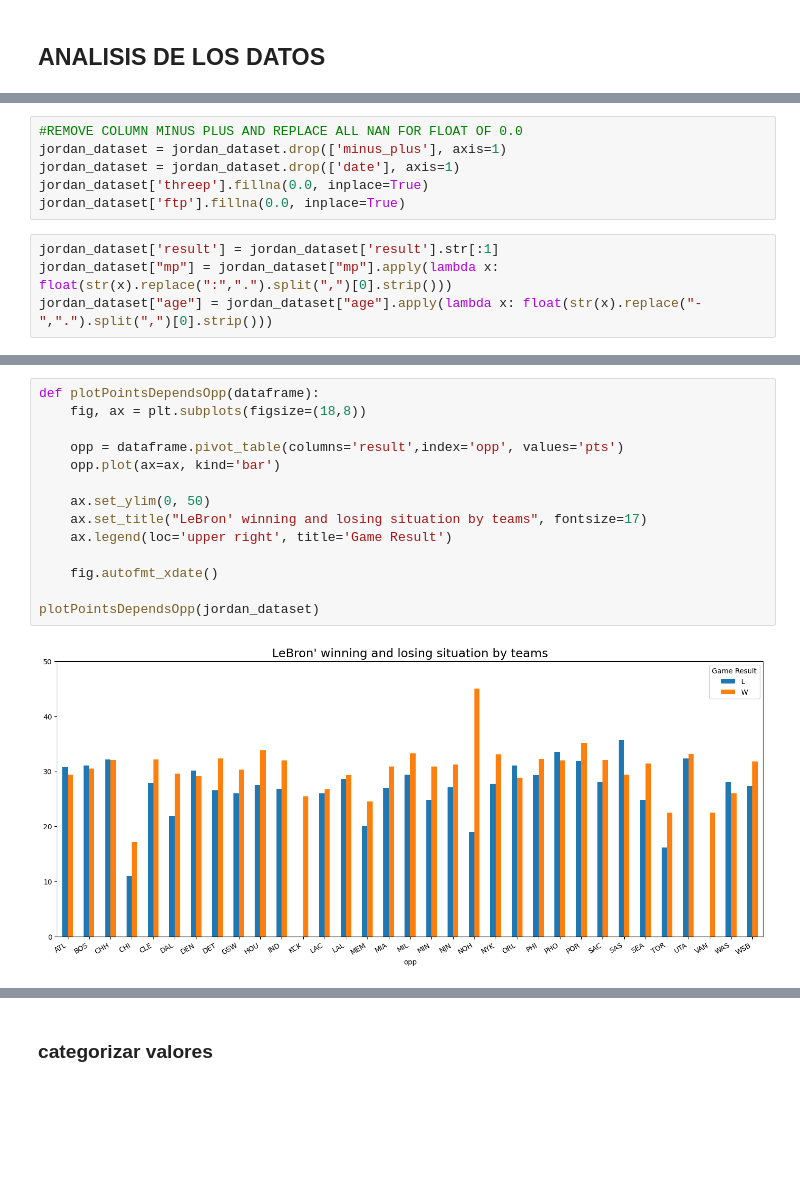
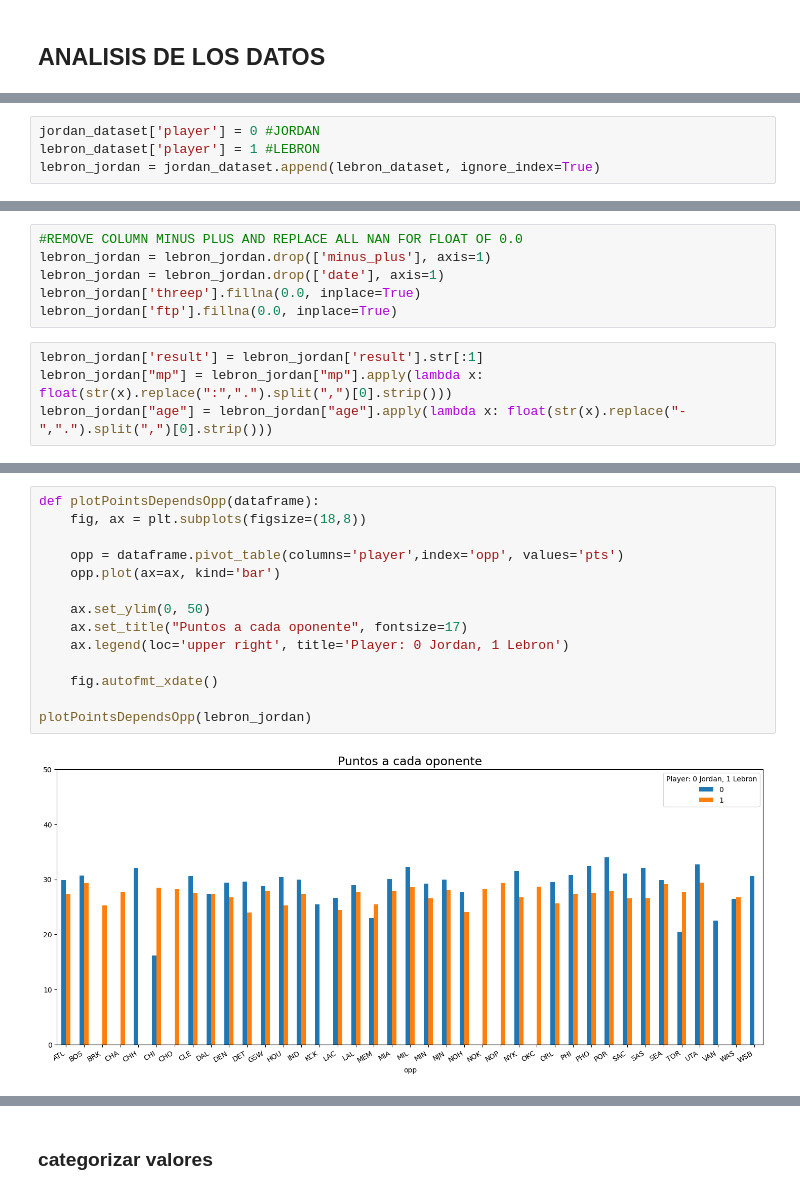
Before and after one commit to jonaprg/Jordan_vs_Lebron_Prediction, a Jupyter notebook: notebooks/develop/LebronVsJordanPrediction.ipynb, the cells around one changed output, grey strips where cells are left out. Saved outputs shown, nothing was run; the diff lists cells and outputs as text; blank space fills up the shorter version.

```diff
--- a/notebooks/develop/LebronVsJordanPrediction.ipynb
+++ b/notebooks/develop/LebronVsJordanPrediction.ipynb
@@ -72,0 +85,4 @@ None
+# %%
+jordan_dataset['player'] = 0 #JORDAN
+lebron_dataset['player'] = 1 #LEBRON
+lebron_jordan = jordan_dataset.append(lebron_dataset, ignore_index=True)
@@ -73,11 +109,11 @@ None
 # %%
 #REMOVE COLUMN MINUS PLUS AND REPLACE ALL NAN FOR FLOAT OF 0.0
-jordan_dataset = jordan_dataset.drop(['minus_plus'], axis=1)
-jordan_dataset = jordan_dataset.drop(['date'], axis=1)
-jordan_dataset['threep'].fillna(0.0, inplace=True)
-jordan_dataset['ftp'].fillna(0.0, inplace=True)
+lebron_jordan = lebron_jordan.drop(['minus_plus'], axis=1)
+lebron_jordan = lebron_jordan.drop(['date'], axis=1)
+lebron_jordan['threep'].fillna(0.0, inplace=True)
+lebron_jordan['ftp'].fillna(0.0, inplace=True)
 # %%
-jordan_dataset['result'] = jordan_dataset['result'].str[:1]
-jordan_dataset["mp"] = jordan_dataset["mp"].apply(lambda x: float(str(x).replace(":",".").split(",")[0].strip()))
-jordan_dataset["age"] = jordan_dataset["age"].apply(lambda x: float(str(x).replace("-",".").split(",")[0].strip()))
+lebron_jordan['result'] = lebron_jordan['result'].str[:1]
+lebron_jordan["mp"] = lebron_jordan["mp"].apply(lambda x: float(str(x).replace(":",".").split(",")[0].strip()))
+lebron_jordan["age"] = lebron_jordan["age"].apply(lambda x: float(str(x).replace("-",".").split(",")[0].strip()))
 # %%
@@ -103,16 +134,16 @@ sns.countplot(x=jordan_dataset["result"])
 # %%
 def plotPointsDependsOpp(dataframe):
     fig, ax = plt.subplots(figsize=(18,8))
 
-    opp = dataframe.pivot_table(columns='result',index='opp', values='pts')
+    opp = dataframe.pivot_table(columns='player',index='opp', values='pts')
     opp.plot(ax=ax, kind='bar')
 
     ax.set_ylim(0, 50)
-    ax.set_title("LeBron' winning and losing situation by teams", fontsize=17)
-    ax.legend(loc='upper right', title='Game Result')
+    ax.set_title("Puntos a cada oponente", fontsize=17)
+    ax.legend(loc='upper right', title='Player: 0 Jordan, 1 Lebron')
 
     fig.autofmt_xdate()
 
-plotPointsDependsOpp(jordan_dataset)
+plotPointsDependsOpp(lebron_jordan)
 # %% [output]
-[figure, old version]
+[figure, new version]
```
Also changed, not shown: parts of 45 cells of this notebook.
